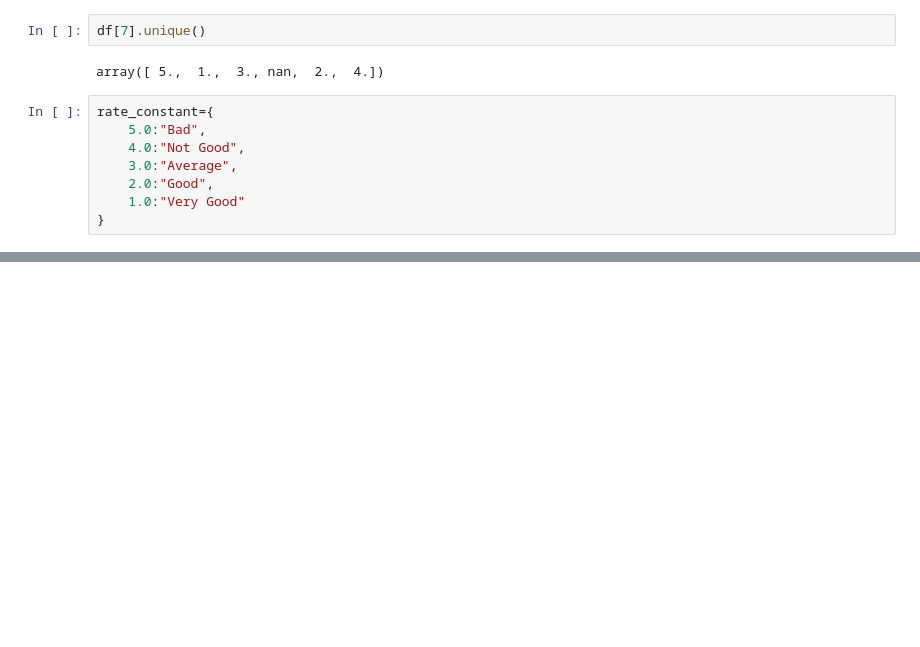
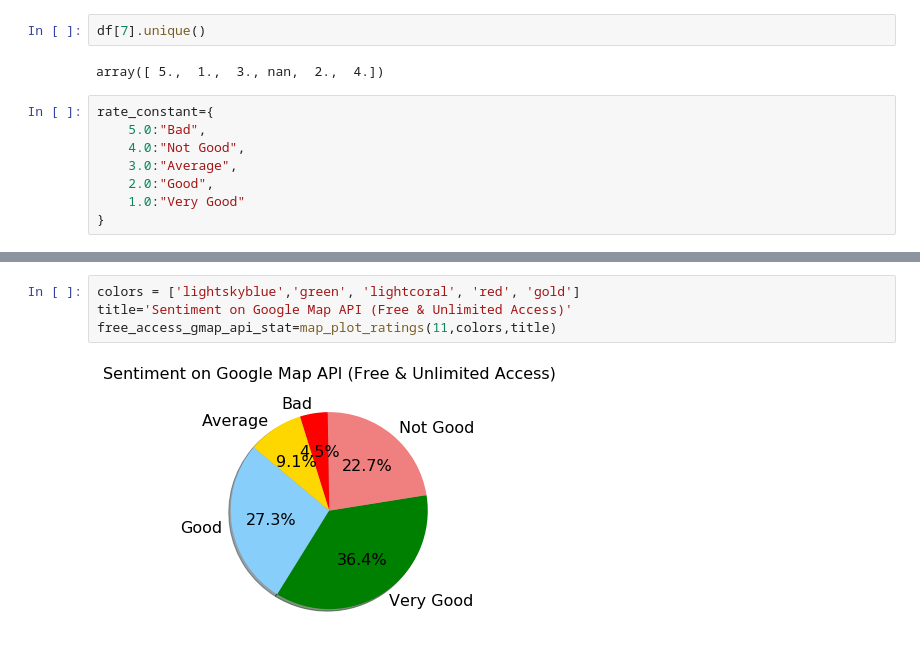
Before and after one commit to mzkaramat/DeveloperReactionToAPIChanges, a Jupyter notebook: Mainak/analyzed_survey.ipynb, the cells around one changed output, grey strips where cells are left out. Drawn from its saved outputs; the diff is of its cells as text; blank space fills up the shorter version.

```diff
--- a/Mainak/analyzed_survey.ipynb
+++ b/Mainak/analyzed_survey.ipynb
@@ -228,0 +198,6 @@ plt.show()
+# %%
+colors = ['lightskyblue','green', 'lightcoral', 'red', 'gold']
+title='Sentiment on Google Map API (Free & Unlimited Access)'
+free_access_gmap_api_stat=map_plot_ratings(11,colors,title)
+# %% [output]
+[figure, added]
```
Also changed, not shown: parts of 15 cells of this notebook, 5 other files.
